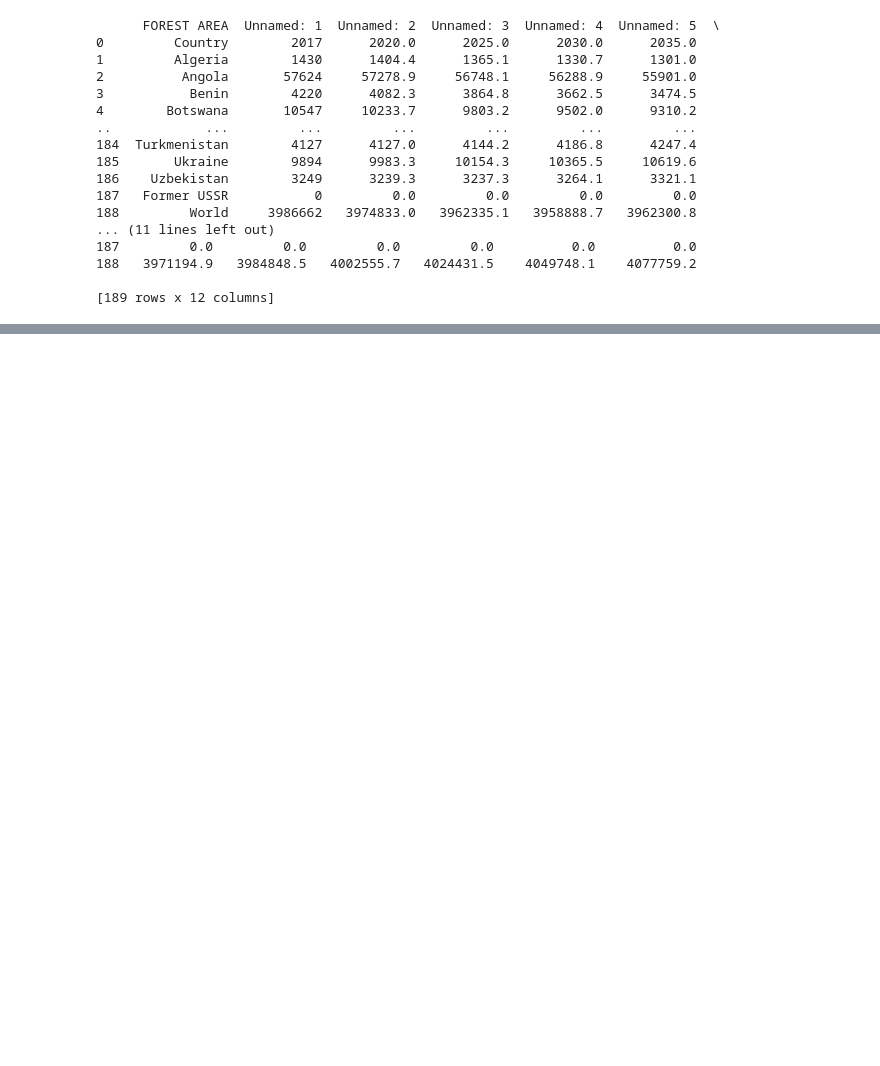
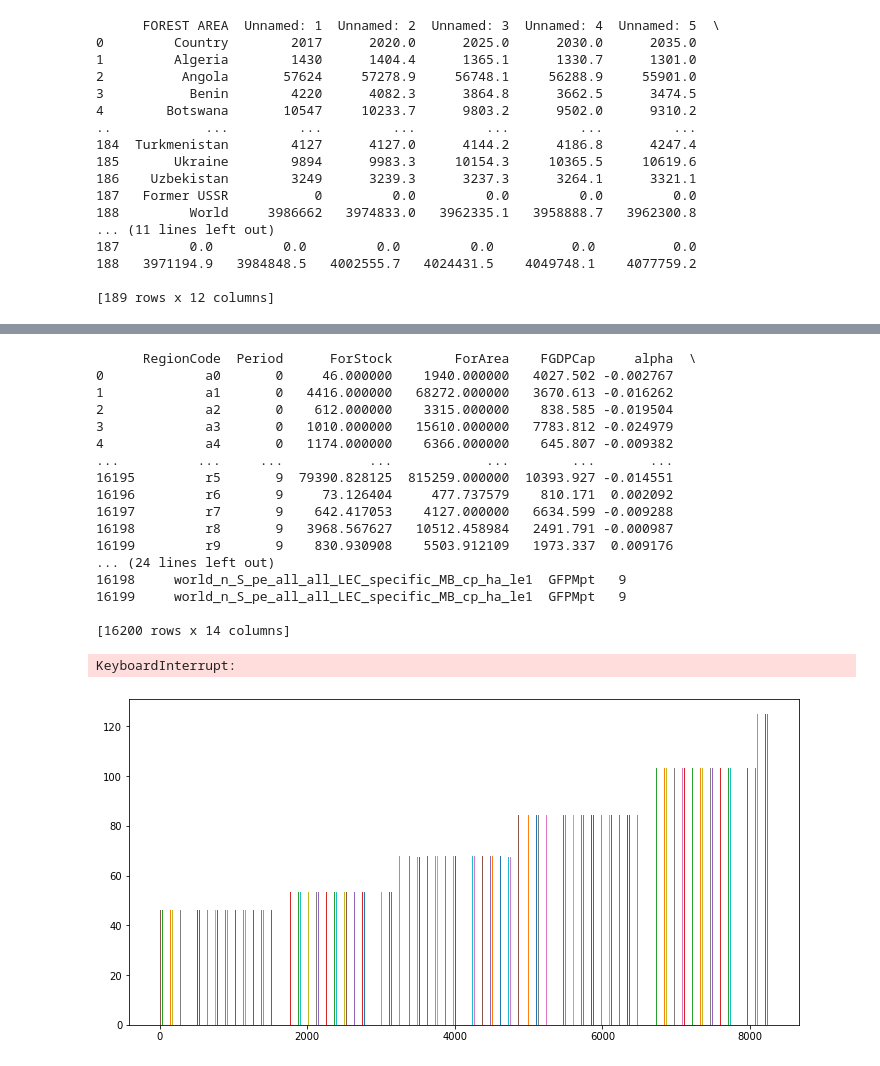
Before and after one commit to TI-Forest-Sector-Modelling/TiMBA_Charts, a Jupyter notebook: analyse.ipynb, the cells around one changed output, grey strips where cells are left out. Drawn from its saved outputs; the diff is of its cells as text; code cells hidden in the pictures; blank space fills up the shorter version.

```diff
--- a/analyse.ipynb
+++ b/analyse.ipynb
@@ -199,0 +221,78 @@ NameError: name 'data' is not defined
+# %%
+import pandas as pd
+import matplotlib.pyplot as plt
+import numpy as np
+
+class ForestData:
+    def __init__(self, data):
+        self.data = data['Forest']
+
+    def print_forest(self):
+        print(self.data)
+
+    def drop_duplicates(self):
+        self.data = self.data.drop_duplicates().reset_index(drop=True)
+
+    def plot_stock_area_diagrams(self):
+        unique_scenarios = self.data['Scenario'].unique()
+        all_periods = self.data['Period']
+
+        plt.figure(figsize=(12, 6))
+        bar_width = 0.15
+        bar_gap = 0.3
+        for i, period in enumerate(all_periods):
+            for j, scenario in enumerate(unique_scenarios):
+                scenario_data = self.data[(self.data['Scenario'] == scenario) & (self.data['Period'] == period)]
+                total_stock = scenario_data['ForStock']
+
+                # Berücksichtigen Sie nur die vorhandenen Perioden
+                plt.bar(i * len(unique_scenarios) + j * (bar_width + bar_gap), total_stock.iloc[0], label=f'{scenario} (Period {period})', width=bar_width)
+
+        plt.xlabel('Scenarios')
+        plt.ylabel('ForStock')
+        plt.xticks(np.arange(len(all_periods) * len(unique_scenarios)) * (bar_width + bar_gap) + bar_width/2, [f'Period {p}' for p in all_periods])
+        plt.legend()
+        plt.title('ForStock for Each Scenario in All Periods')
+        plt.show()
+
+        plt.figure(figsize=(10, 6))
+        for i, scenario in enumerate(unique_scenarios):
+            scenario_data = self.data[self.data['Scenario'] == scenario]
+            total_area = scenario_data.groupby('Period')['ForArea'].sum()
+
+            # Berücksichtigen Sie nur die vorhandenen Perioden
+            existing_periods = total_area.index.intersection(all_periods)
+            plt.bar(existing_periods + i * (bar_width + bar_gap), total_area[existing_periods], label=scenario, width=bar_width)
+
+
+        plt.xlabel('Period')
+        plt.ylabel('Sum of ForArea')
+        plt.legend()
+        plt.title('ForArea')
+        plt.show()
+
+if __name__ == "__main__":
+    data_container = data
+    forest_instance = ForestData(data_container)
+    forest_instance.print_forest()
+    forest_instance.plot_stock_area_diagrams()
+# %% [output]
+      RegionCode  Period      ForStock        ForArea    FGDPCap     alpha  \
+0             a0       0     46.000000    1940.000000   4027.502 -0.002767
+1             a1       0   4416.000000   68272.000000   3670.613 -0.016262
+2             a2       0    612.000000    3315.000000    838.585 -0.019504
+3             a3       0   1010.000000   15610.000000   7783.812 -0.024979
+4             a4       0   1174.000000    6366.000000    645.807 -0.009382
+...          ...     ...           ...            ...        ...       ...
+16195         r5       9  79390.828125  815259.000000  10393.927 -0.014551
+16196         r6       9     73.126404     477.737579    810.171  0.002092
+16197         r7       9    642.417053    4127.000000   6634.599 -0.009288
+16198         r8       9   3968.567627   10512.458984   2491.791 -0.000987
+16199         r9       9    830.930908    5503.912109   1973.337  0.009176
+... (24 lines left out)
+16198     world_n_S_pe_all_all_LEC_specific_MB_cp_ha_le1  GFPMpt   9
+16199     world_n_S_pe_all_all_LEC_specific_MB_cp_ha_le1  GFPMpt   9
+
+[16200 rows x 14 columns]
+KeyboardInterrupt:
+[figure, added]
```
Also changed, not shown: parts of 7 cells of this notebook, 5 other files.
